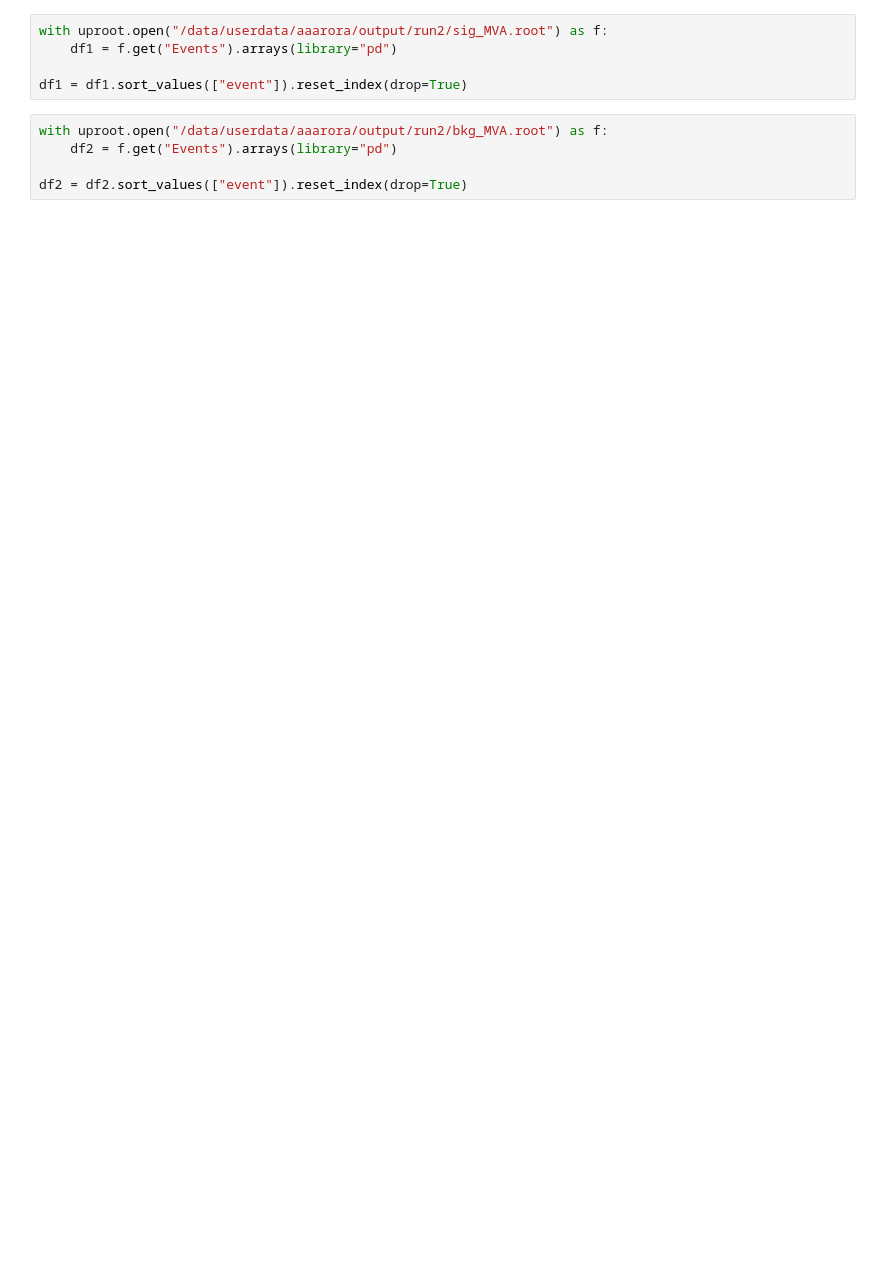
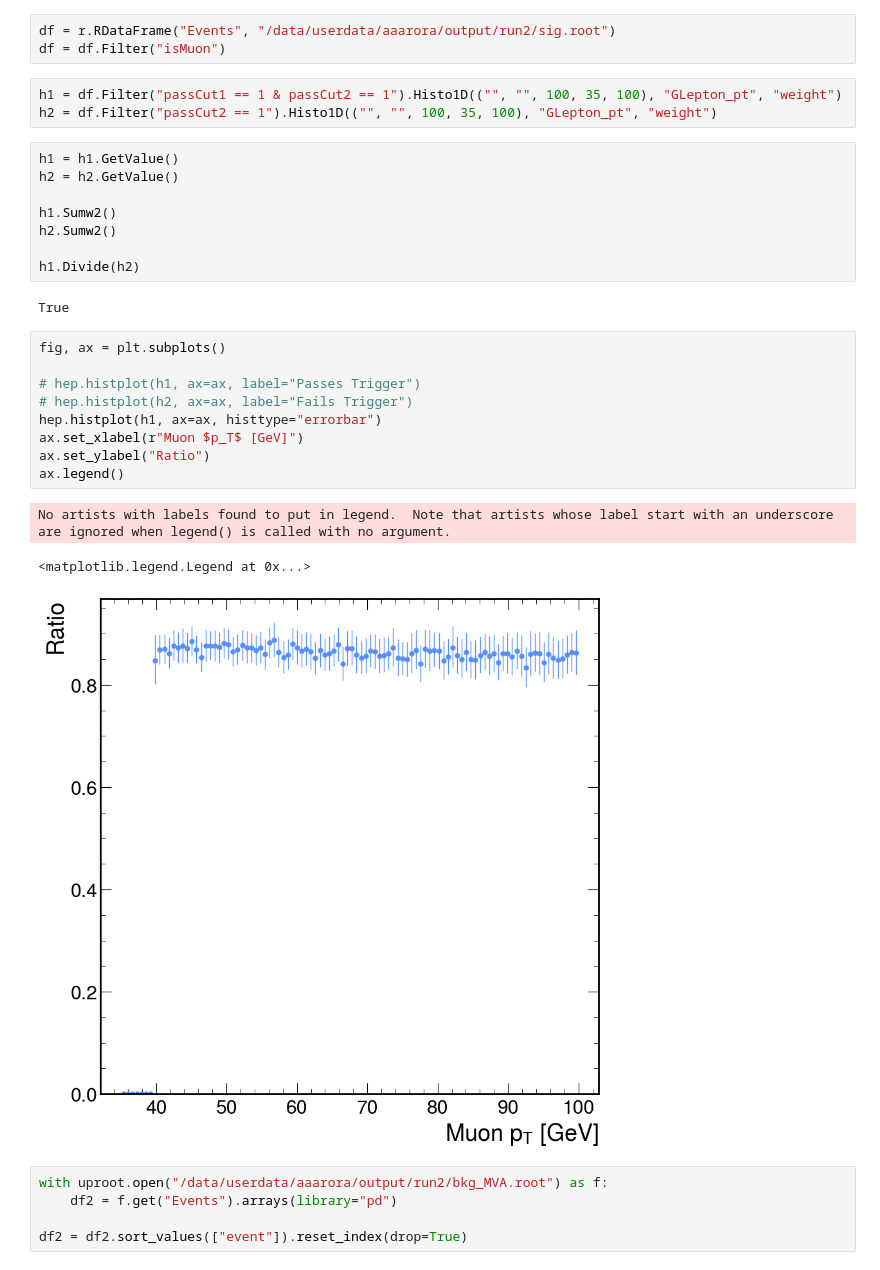
Before and after one commit to aashayarora/vbs-1lep, a Jupyter notebook: validation/genstudy.ipynb, the cells around one changed output. Drawn from its saved outputs; the diff is of its cells as text; blank space fills up the shorter version.

```diff
--- a/validation/genstudy.ipynb
+++ b/validation/genstudy.ipynb
@@ -8,11 +8,35 @@ import hist
 import matplotlib.pyplot as plt
 import mplhep as hep
 hep.style.use(hep.style.CMS)
-# %%
-with uproot.open("/data/userdata/aaarora/output/run2/sig_MVA.root") as f:
-    df1 = f.get("Events").arrays(library="pd")
-
-df1 = df1.sort_values(["event"]).reset_index(drop=True)
+# %%
+df = r.RDataFrame("Events", "/data/userdata/aaarora/output/run2/sig.root")
+df = df.Filter("isMuon")
+# %%
+h1 = df.Filter("passCut1 == 1 & passCut2 == 1").Histo1D(("", "", 100, 35, 100), "GLepton_pt", "weight")
+h2 = df.Filter("passCut2 == 1").Histo1D(("", "", 100, 35, 100), "GLepton_pt", "weight")
+# %%
+h1 = h1.GetValue()
+h2 = h2.GetValue()
+
+h1.Sumw2()
+h2.Sumw2()
+
+h1.Divide(h2)
+# %% [output]
+True
+# %%
+fig, ax = plt.subplots()
+
+# hep.histplot(h1, ax=ax, label="Passes Trigger")
+# hep.histplot(h2, ax=ax, label="Fails Trigger")
+hep.histplot(h1, ax=ax, histtype="errorbar")
+ax.set_xlabel(r"Muon $p_T$ [GeV]")
+ax.set_ylabel("Ratio")
+ax.legend()
+# %% [output]
+No artists with labels found to put in legend.  Note that artists whose label start with an underscore are ignored when legend() is called with no argument.
+<matplotlib.legend.Legend at 0x...>
+[figure, added]
 # %%
 with uproot.open("/data/userdata/aaarora/output/run2/bkg_MVA.root") as f:
     df2 = f.get("Events").arrays(library="pd")
```
Also changed, not shown: parts of 17 cells of this notebook, 14 other files.
